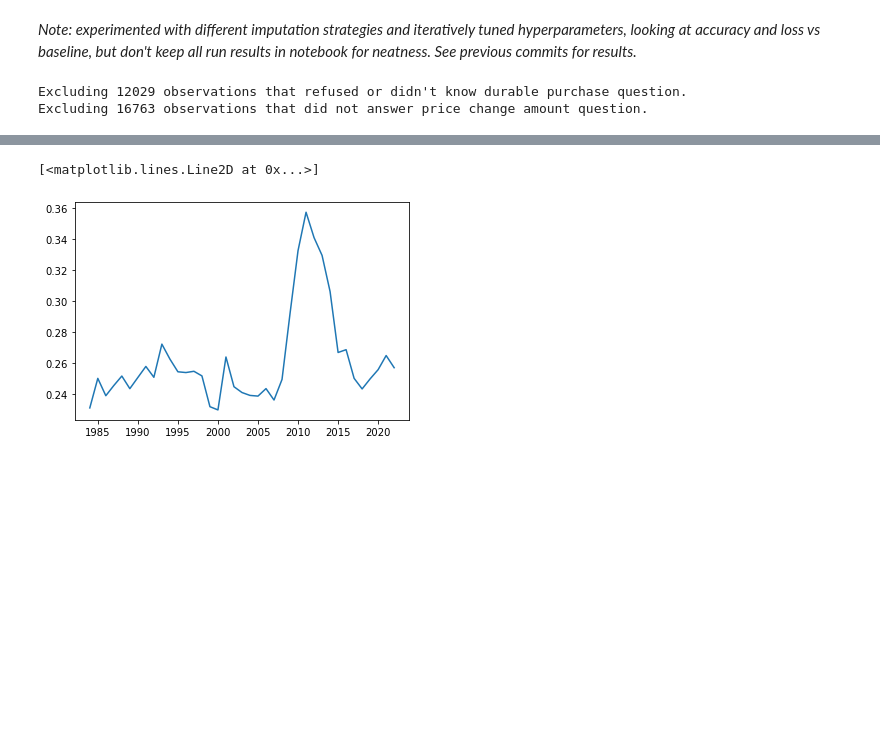
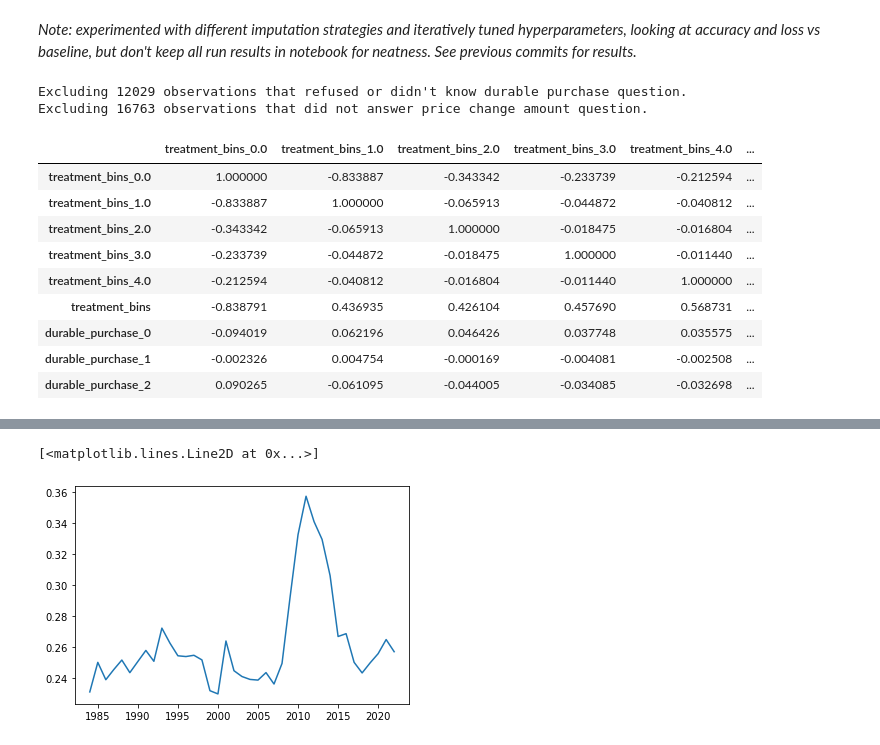
Before and after one commit to Wesley-Janson/stat27420_final_project, a Jupyter notebook: models.ipynb, the cells around one changed output, grey strips where cells are left out. Cells and saved outputs as stored; diff of their text form; code cells hidden in the pictures; blank space fills up the shorter version.

```diff
--- a/models.ipynb
+++ b/models.ipynb
@@ -207,3 +213,17 @@ data_xgboost, treatment_vars, confounder_vars = prep_features(data,regression=Fa
 # %% [output]
 Excluding 12029 observations that refused or didn't know durable purchase question.
 Excluding 16763 observations that did not answer price change amount question.
+# %%
+outcomes = ['durable_purchase_0','durable_purchase_1','durable_purchase_2']
+data_xgboost[treatment_vars+outcomes].corr()
+# %% [output]
+|  | treatment_bins_0.0 | treatment_bins_1.0 | treatment_bins_2.0 | treatment_bins_3.0 | treatment_bins_4.0 | ... |
+| treatment_bins_0.0 | 1.000000 | -0.833887 | -0.343342 | -0.233739 | -0.212594 | ... |
+| treatment_bins_1.0 | -0.833887 | 1.000000 | -0.065913 | -0.044872 | -0.040812 | ... |
+| treatment_bins_2.0 | -0.343342 | -0.065913 | 1.000000 | -0.018475 | -0.016804 | ... |
+| treatment_bins_3.0 | -0.233739 | -0.044872 | -0.018475 | 1.000000 | -0.011440 | ... |
+| treatment_bins_4.0 | -0.212594 | -0.040812 | -0.016804 | -0.011440 | 1.000000 | ... |
+| treatment_bins | -0.838791 | 0.436935 | 0.426104 | 0.457690 | 0.568731 | ... |
+| durable_purchase_0 | -0.094019 | 0.062196 | 0.046426 | 0.037748 | 0.035575 | ... |
+| durable_purchase_1 | -0.002326 | 0.004754 | -0.000169 | -0.004081 | -0.002508 | ... |
+| durable_purchase_2 | 0.090265 | -0.061095 | -0.044005 | -0.034085 | -0.032698 | ... |
```
Also changed, not shown: parts of 3 cells of this notebook.
